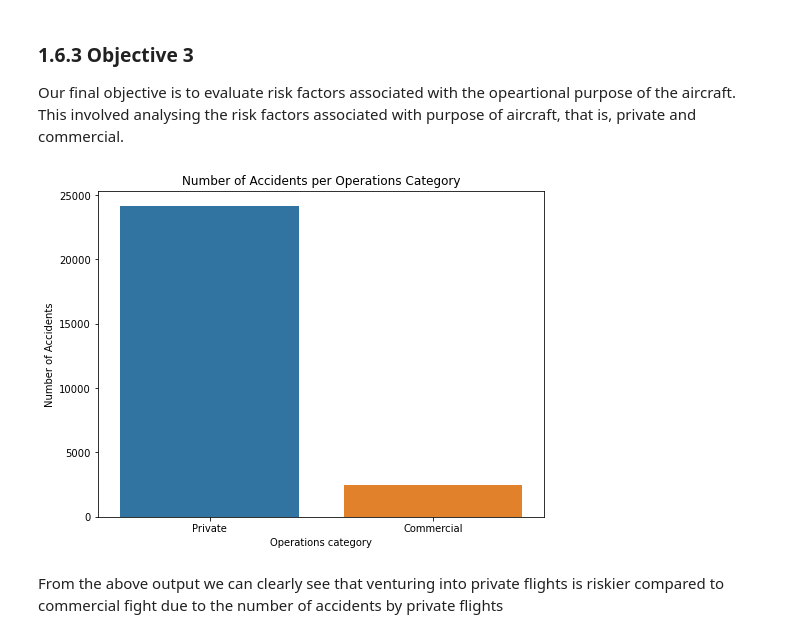
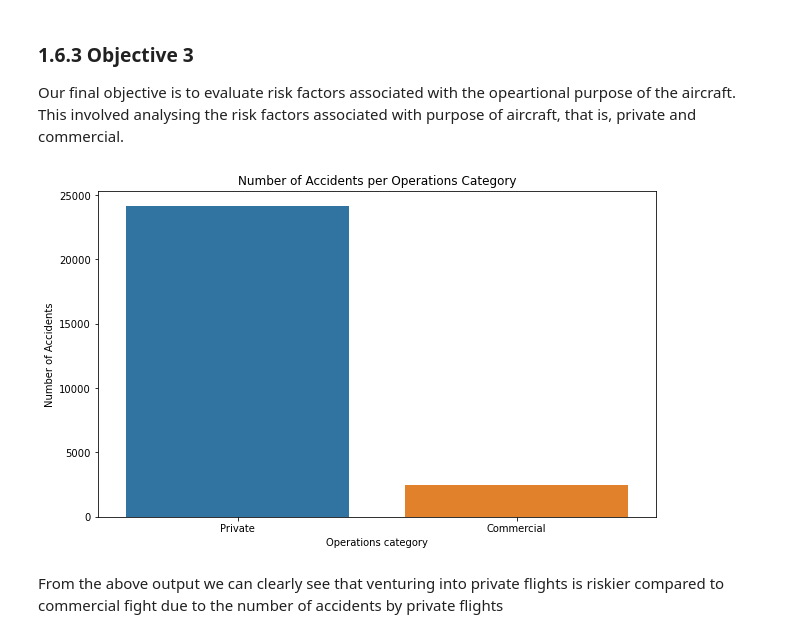
Before and after one commit to Patoh254code/Aviation_risk_analysis_Project, a Jupyter notebook: index.ipynb, the cells around one changed output. Cells and saved outputs as stored; diff of their text form; code cells hidden in the pictures.

```diff
--- a/index.ipynb
+++ b/index.ipynb
@@ -327,15 +327,15 @@ Our final objective is to evaluate risk factors associated with the opeartional
 # %%
 #Identify number of accidents based on the two operational purposes
 operational_category = df_clean_filter['Category of Purpose'].value_counts()
 
-fig, ax = plt.subplots(figsize=(8,6))
+fig, ax = plt.subplots(figsize=(10,6))
 sns.barplot(x=operational_category.index, y=operational_category.values)
 ax.set(title='Number of Accidents per Operations Category', xlabel='Operations category', ylabel='Number of Accidents')
 
 #save the image
-plt.savefig('Images/Operations-risk.png')
+plt.savefig('Images/Operations-risk.jpg', dpi=300, bbox_inches='tight')
 # %% [output]
-[figure, old version]
+[figure, new version]
 # %% [markdown]
 From the above output we can clearly see that venturing into private flights is riskier compared to commercial fight due to the number of accidents by private flights
 # %%
```
Also changed, not shown: parts of 5 cells of this notebook, 12 other files.
